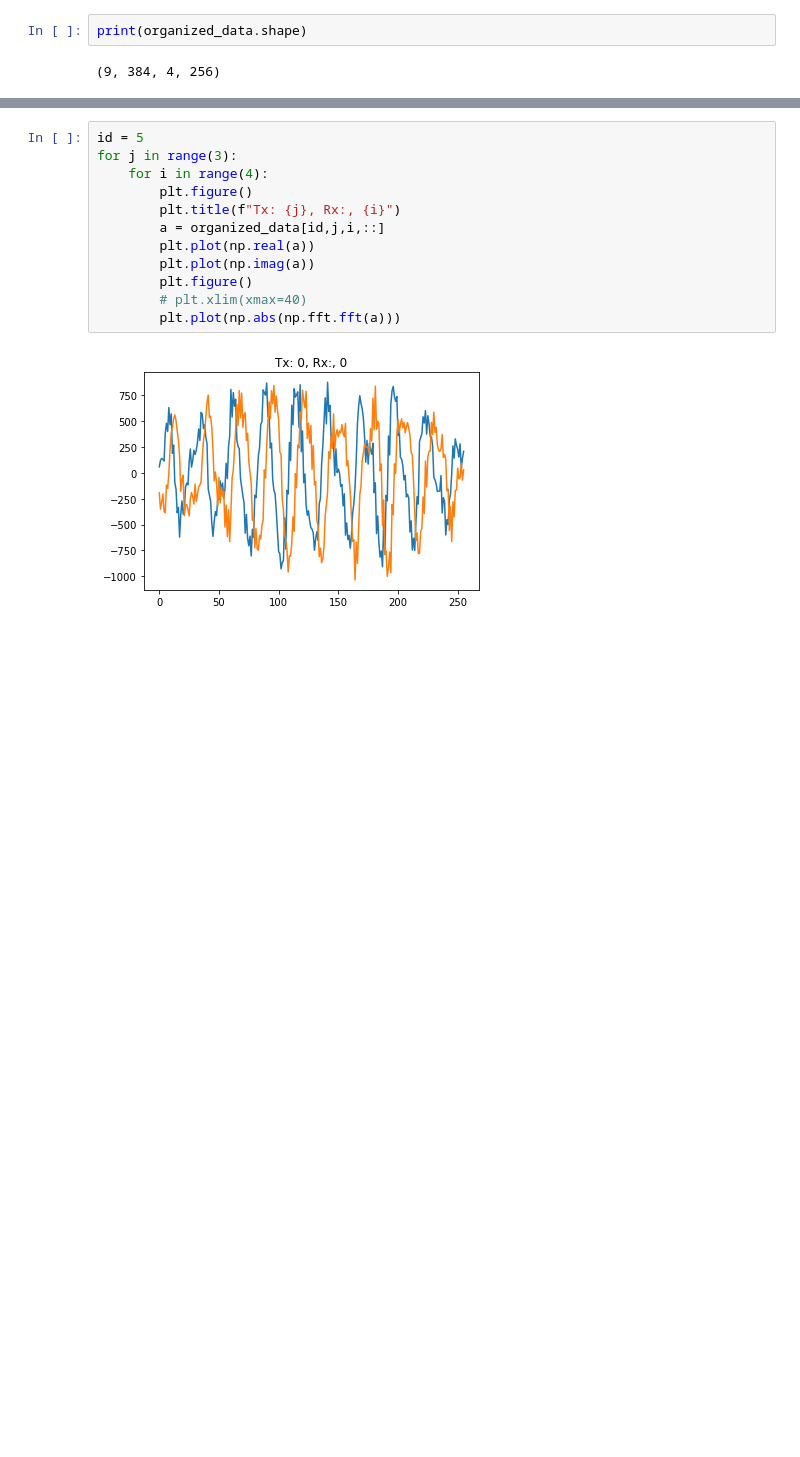
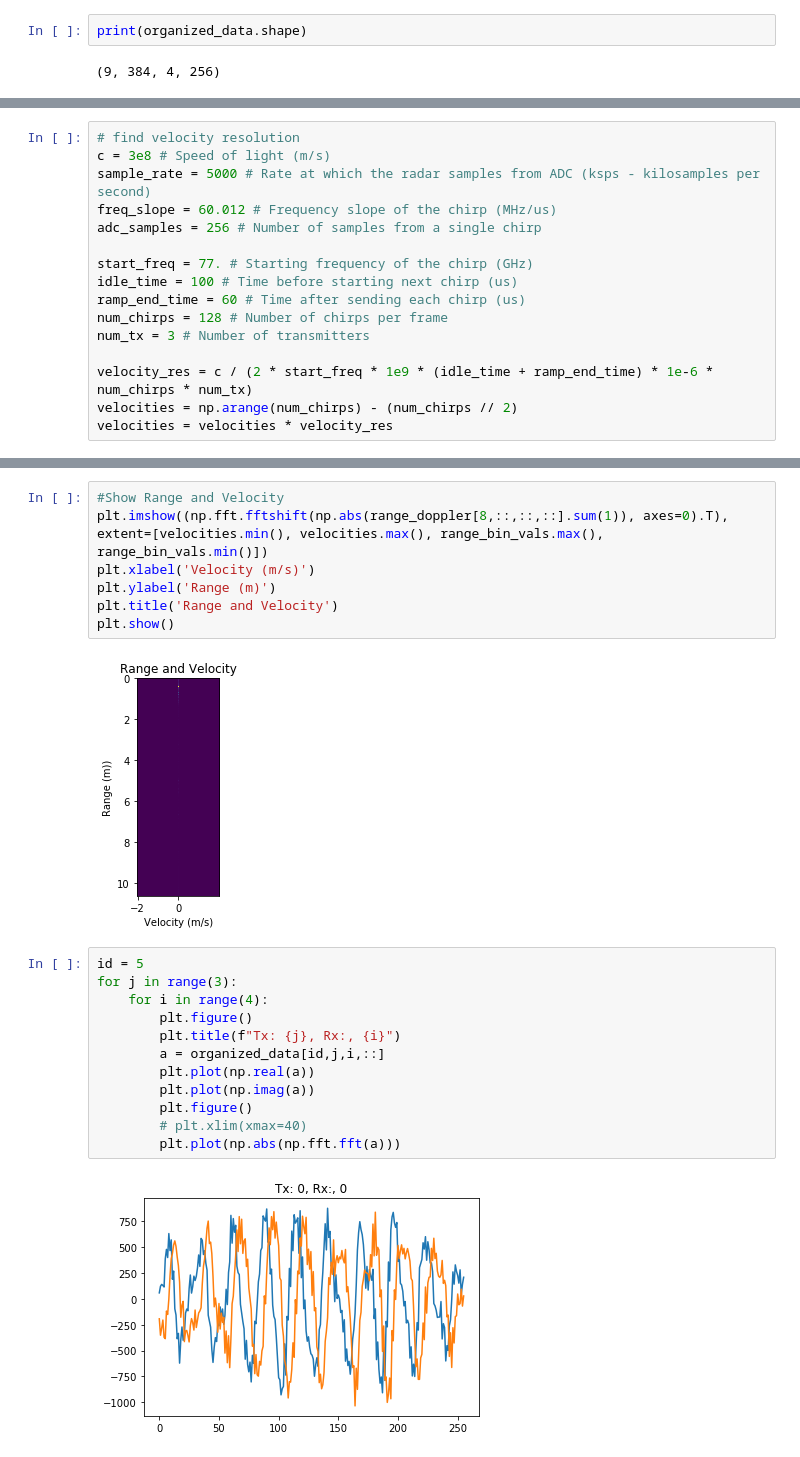
Before and after one commit to UCLA-VMG/syndicate, a Jupyter notebook: PostSyndicate/radar/cm_radar_testing.ipynb, the cells around one changed output, grey strips where cells are left out. Saved outputs shown, nothing was run; the diff lists cells and outputs as text; blank space fills up the shorter version.

Commit message:
cm_radar_testing.ipynb updated to detect AoA and Velocity

```diff
--- a/PostSyndicate/radar/cm_radar_testing.ipynb
+++ b/PostSyndicate/radar/cm_radar_testing.ipynb
@@ -23,0 +47,16 @@ print(organized_data.shape)
+# %%
+# find velocity resolution
+c = 3e8 # Speed of light (m/s)
+sample_rate = 5000 # Rate at which the radar samples from ADC (ksps - kilosamples per second)
+freq_slope = 60.012 # Frequency slope of the chirp (MHz/us)
+adc_samples = 256 # Number of samples from a single chirp
+
+start_freq = 77. # Starting frequency of the chirp (GHz)
+idle_time = 100 # Time before starting next chirp (us)
+ramp_end_time = 60 # Time after sending each chirp (us)
+num_chirps = 128 # Number of chirps per frame
+num_tx = 3 # Number of transmitters
+
+velocity_res = c / (2 * start_freq * 1e9 * (idle_time + ramp_end_time) * 1e-6 * num_chirps * num_tx)
+velocities = np.arange(num_chirps) - (num_chirps // 2)
+velocities = velocities * velocity_res
@@ -24,3 +72,12 @@ print(organized_data.shape)
+# %%
+#Show Range and Velocity
+plt.imshow((np.fft.fftshift(np.abs(range_doppler[8,::,::,::].sum(1)), axes=0).T), extent=[velocities.min(), velocities.max(), range_bin_vals.max(), range_bin_vals.min()])
+plt.xlabel('Velocity (m/s)')
+plt.ylabel('Range (m)')
+plt.title('Range and Velocity')
+plt.show()
+# %% [output]
+[figure, added]
 # %%
 id = 5
 for j in range(3):
```
Also changed, not shown: parts of 4 cells of this notebook.
